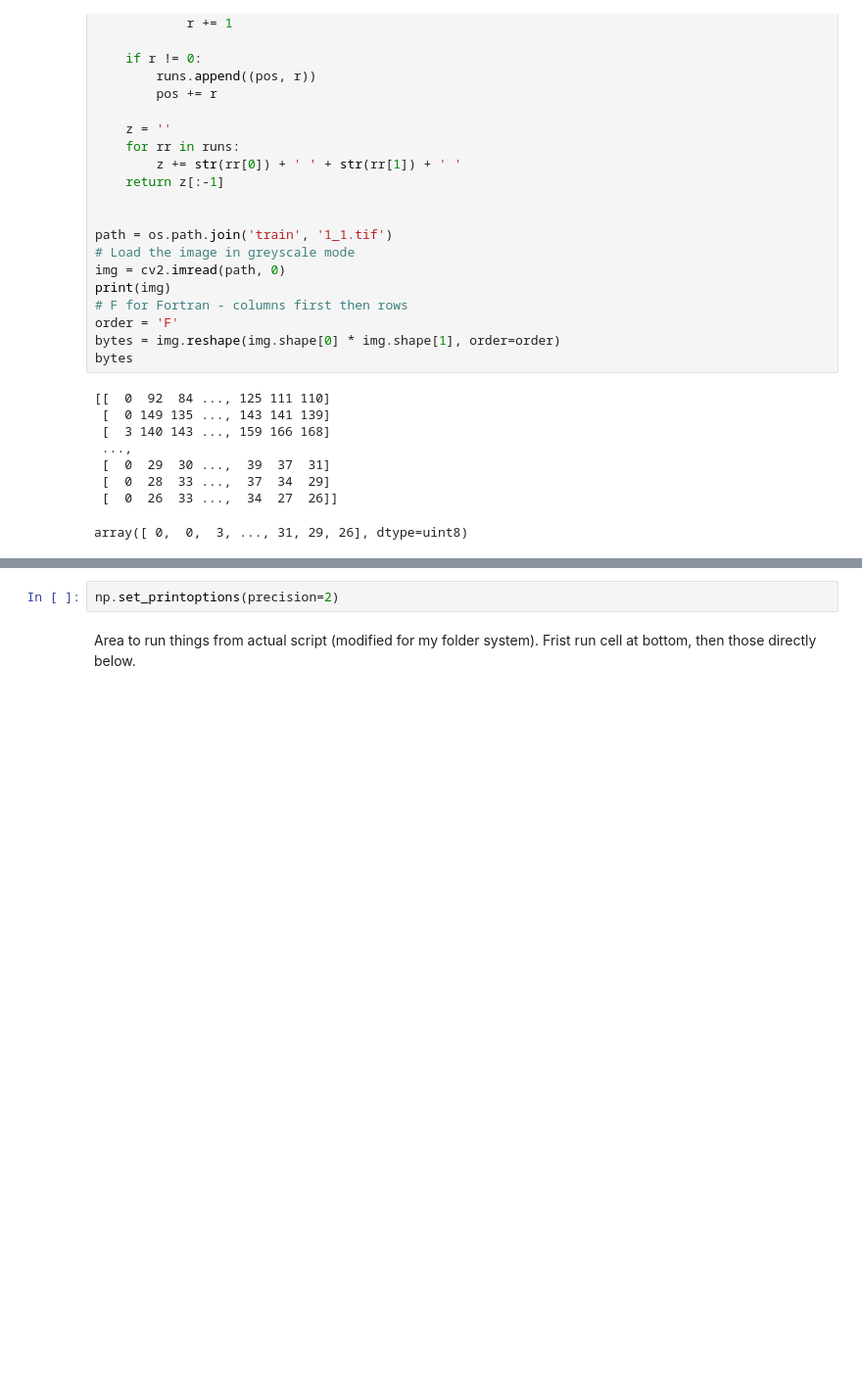
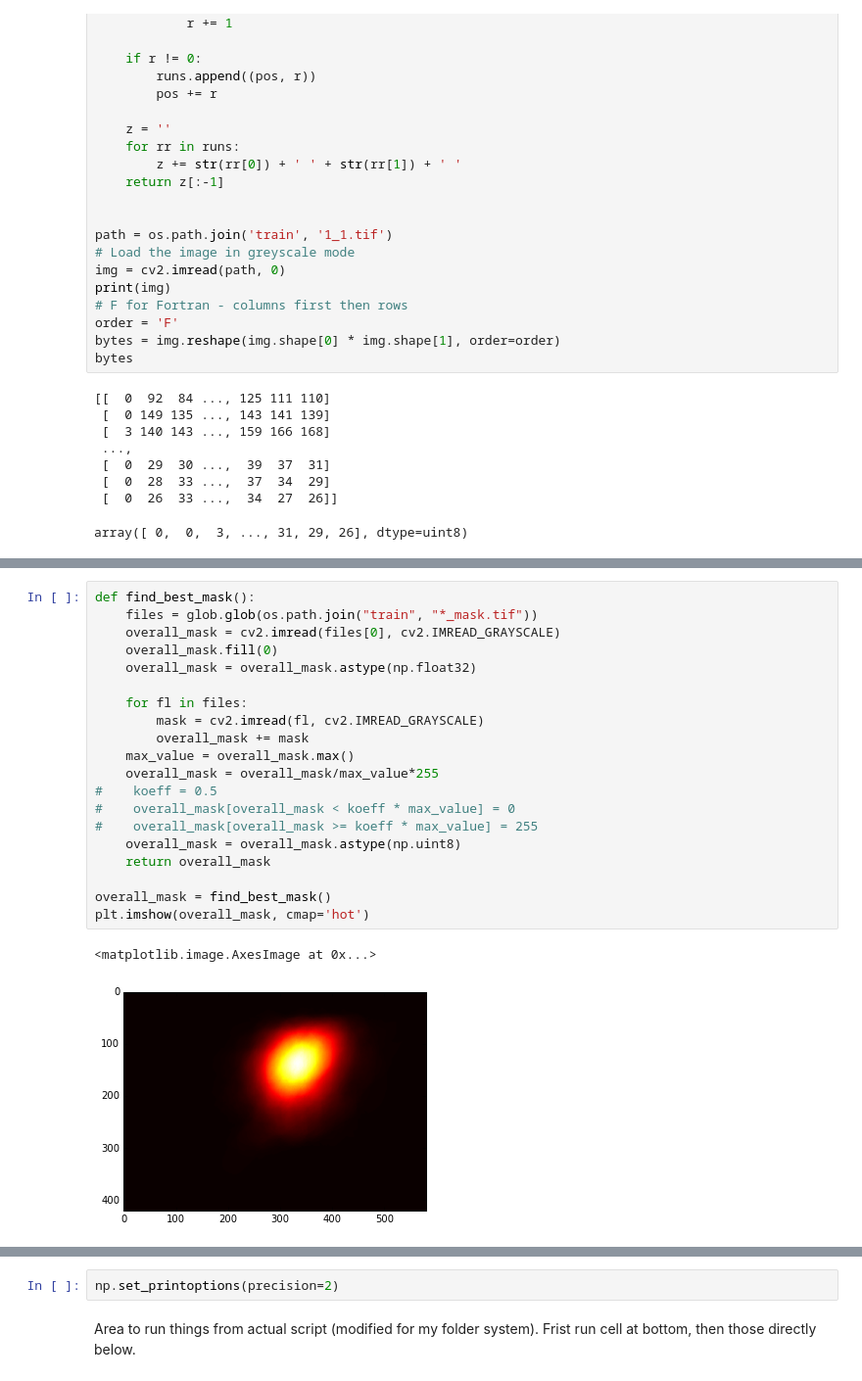
Before and after one commit to agalea91/Kaggle_scripts, a Jupyter notebook: nerve_ultrasound/nerve_hunters.ipynb, the cells around one changed output, grey strips where cells are left out. Shown at 98% size. Drawn from its saved outputs; the diff is of its cells as text; blank space fills up the shorter version.

```diff
--- a/nerve_ultrasound/nerve_hunters.ipynb
+++ b/nerve_ultrasound/nerve_hunters.ipynb
@@ -210,0 +244,23 @@ plt.imshow(overall_mask, cmap='hot')
+# %%
+def find_best_mask():
+    files = glob.glob(os.path.join("train", "*_mask.tif"))
+    overall_mask = cv2.imread(files[0], cv2.IMREAD_GRAYSCALE)
+    overall_mask.fill(0)
+    overall_mask = overall_mask.astype(np.float32)
+
+    for fl in files:
+        mask = cv2.imread(fl, cv2.IMREAD_GRAYSCALE)
+        overall_mask += mask
+    max_value = overall_mask.max()
+    overall_mask = overall_mask/max_value*255
+#    koeff = 0.5
+#    overall_mask[overall_mask < koeff * max_value] = 0
+#    overall_mask[overall_mask >= koeff * max_value] = 255
+    overall_mask = overall_mask.astype(np.uint8)
+    return overall_mask
+
+overall_mask = find_best_mask()
+plt.imshow(overall_mask, cmap='hot')
+# %% [output]
+<matplotlib.image.AxesImage at 0x...>
+[figure, added]
```
Also changed, not shown: parts of 11 cells of this notebook, 1 other file.
